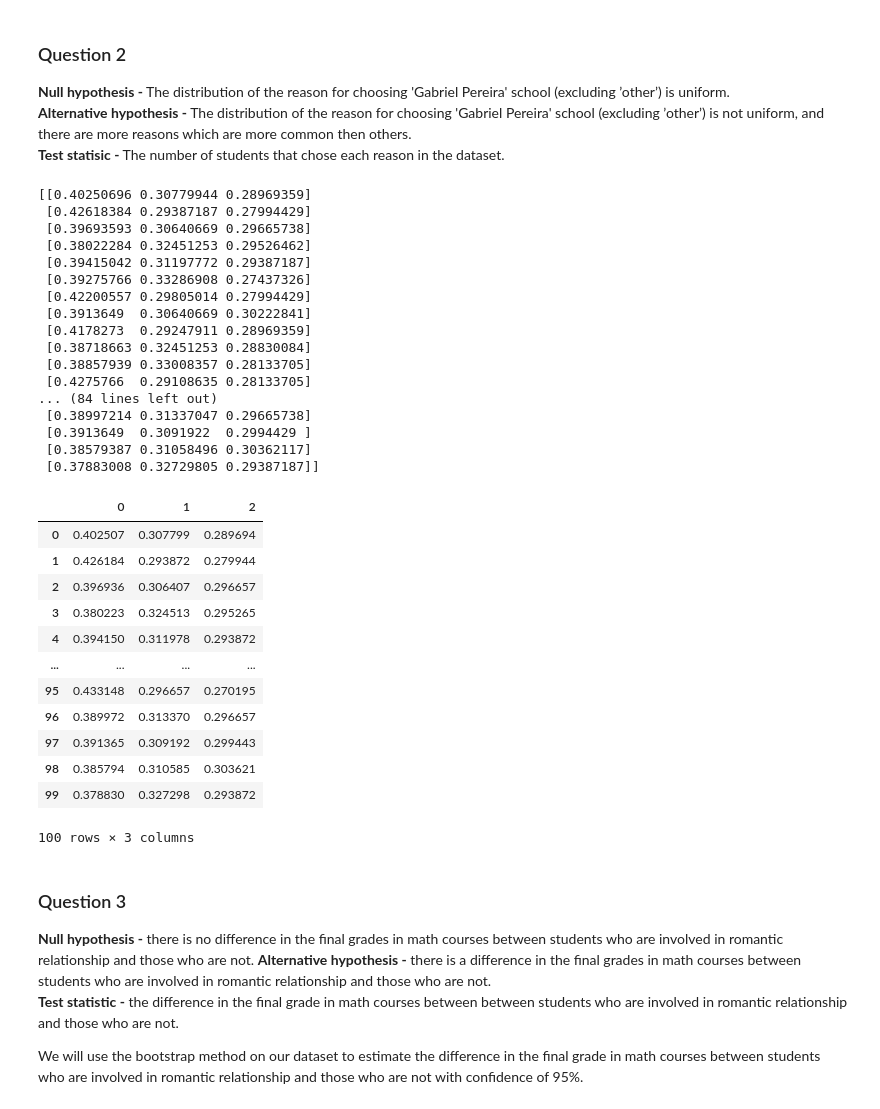
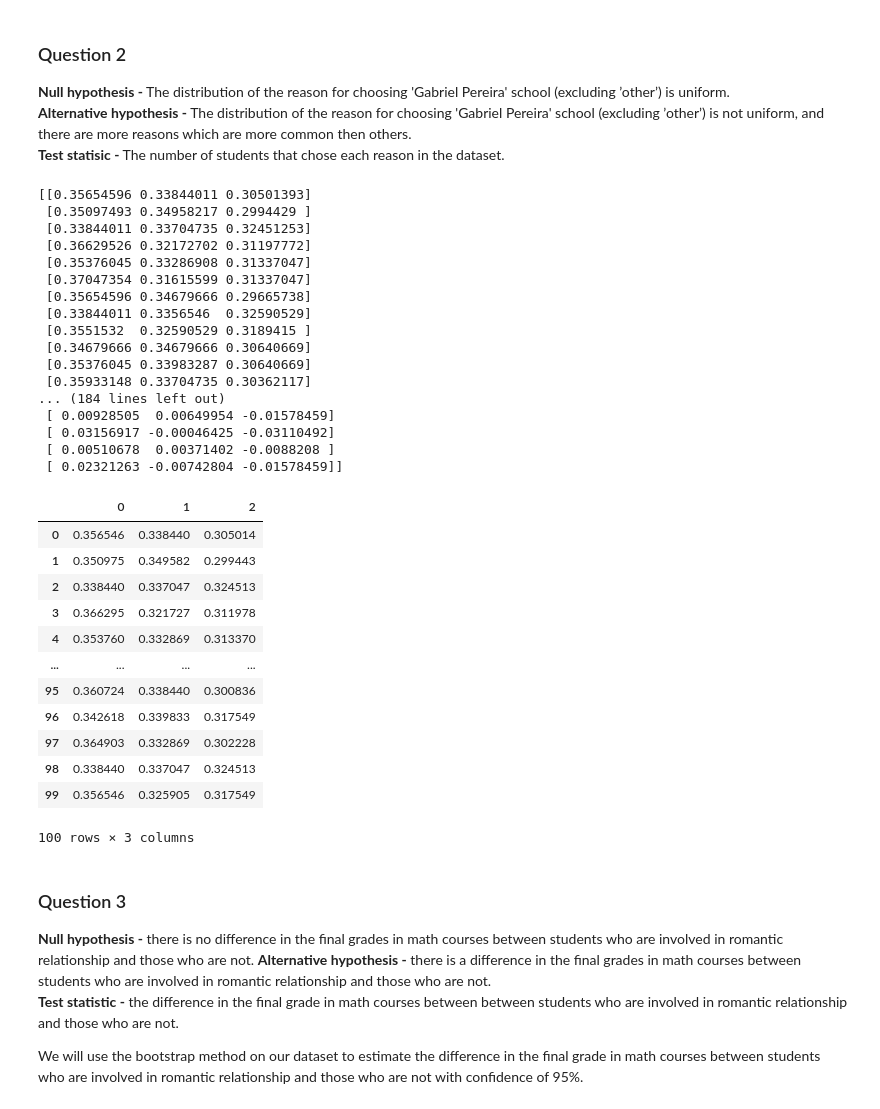
Before and after one commit to dvir019/Introduction_to_Data_Analysis-HW3, a Jupyter notebook: HW3_212234637_324270883.ipynb, the cells around one changed output. Drawn from its saved outputs; the diff is of its cells as text; code cells hidden in the pictures.

```diff
--- a/HW3_212234637_324270883.ipynb
+++ b/HW3_212234637_324270883.ipynb
@@ -62,56 +62,57 @@ Our p-value is higher than the required significance level which is 0.05, thus w
 **Null hypothesis -** The distribution of the reason for choosing 'Gabriel Pereira' school (excluding ’other’) is uniform.<br>
 **Alternative hypothesis -** The distribution of the reason for choosing 'Gabriel Pereira' school (excluding ’other’) is not uniform, and there are more reasons which are more common then others.<br>
 **Test statisic -** The number of students that chose each reason in the dataset.
-# %%
-def run_reasons_simulation(reasons_sample):
-    sample_size = reasons_sample.size
-    reasons_simulation = reasons_sample.sample(sample_size, replace=True)
-    reasons_simulation_counter = reasons_simulation.value_counts()
-    reasons_simulation_ratio = reasons_simulation_counter / sample_size
-    return reasons_simulation_ratio
+# %%
+def run_reasons_simulation(reasons, sample_size):
+    simulation_reasons = np.random.choice(reasons, size = sample_size)  # Assume uniform distribution
+    reasons_count = pd.Series(simulation_reasons).value_counts()
+#     print(reasons_count)
+    reasons_ratio = reasons_count / sample_size
+    return reasons_ratio
 # %%
-def run_reasons_simulations(reasons_sample, num_simulations, num_of_reasons):
-    simulations_results = np.empty((num_simulations, num_of_reasons))
+def run_reasons_simulations(reasons, num_simulations, sample_size):
+    simulations_results = np.empty((num_simulations, len(reasons)))
     for simulation in np.arange(num_simulations):
-        simulations_results[simulation] = run_reasons_simulation(reasons_sample)
+        simulations_results[simulation] = run_reasons_simulation(reasons, sample_size)
     return simulations_results
 # %%
 valid_reasons = ['home', 'reputation', 'course']
 reasons_df = hw_df[(hw_df['school'] == 'GP') & (hw_df['reason'].isin(valid_reasons))]
 reasons_series = reasons_df['reason']
-av= run_reasons_simulations(reasons_series, 100)
+av= run_reasons_simulations(valid_reasons, 100, reasons_series.size)
 print(av)
+print(av-1/3)
 pd.DataFrame(av)
 # %% [output]
-[[0.40250696 0.30779944 0.28969359]
- [0.42618384 0.29387187 0.27994429]
- [0.39693593 0.30640669 0.29665738]
- [0.38022284 0.32451253 0.29526462]
- [0.39415042 0.31197772 0.29387187]
- [0.39275766 0.33286908 0.27437326]
- [0.42200557 0.29805014 0.27994429]
- [0.3913649  0.30640669 0.30222841]
- [0.4178273  0.29247911 0.28969359]
- [0.38718663 0.32451253 0.28830084]
- [0.38857939 0.33008357 0.28133705]
- [0.4275766  0.29108635 0.28133705]
-... (84 lines left out)
- [0.38997214 0.31337047 0.29665738]
- [0.3913649  0.3091922  0.2994429 ]
- [0.38579387 0.31058496 0.30362117]
- [0.37883008 0.32729805 0.29387187]]
+[[0.35654596 0.33844011 0.30501393]
+ [0.35097493 0.34958217 0.2994429 ]
+ [0.33844011 0.33704735 0.32451253]
+ [0.36629526 0.32172702 0.31197772]
+ [0.35376045 0.33286908 0.31337047]
+ [0.37047354 0.31615599 0.31337047]
+ [0.35654596 0.34679666 0.29665738]
+ [0.33844011 0.3356546  0.32590529]
+ [0.3551532  0.32590529 0.3189415 ]
+ [0.34679666 0.34679666 0.30640669]
+ [0.35376045 0.33983287 0.30640669]
+ [0.35933148 0.33704735 0.30362117]
+... (184 lines left out)
+ [ 0.00928505  0.00649954 -0.01578459]
+ [ 0.03156917 -0.00046425 -0.03110492]
+ [ 0.00510678  0.00371402 -0.0088208 ]
+ [ 0.02321263 -0.00742804 -0.01578459]]
 |  | 0 | 1 | 2 |
-| 0 | 0.402507 | 0.307799 | 0.289694 |
-| 1 | 0.426184 | 0.293872 | 0.279944 |
-| 2 | 0.396936 | 0.306407 | 0.296657 |
-| 3 | 0.380223 | 0.324513 | 0.295265 |
-| 4 | 0.394150 | 0.311978 | 0.293872 |
+| 0 | 0.356546 | 0.338440 | 0.305014 |
+| 1 | 0.350975 | 0.349582 | 0.299443 |
+| 2 | 0.338440 | 0.337047 | 0.324513 |
+| 3 | 0.366295 | 0.321727 | 0.311978 |
+| 4 | 0.353760 | 0.332869 | 0.313370 |
 | ... | ... | ... | ... |
-| 95 | 0.433148 | 0.296657 | 0.270195 |
-| 96 | 0.389972 | 0.313370 | 0.296657 |
-| 97 | 0.391365 | 0.309192 | 0.299443 |
-| 98 | 0.385794 | 0.310585 | 0.303621 |
-| 99 | 0.378830 | 0.327298 | 0.293872 |
+| 95 | 0.360724 | 0.338440 | 0.300836 |
+| 96 | 0.342618 | 0.339833 | 0.317549 |
+| 97 | 0.364903 | 0.332869 | 0.302228 |
+| 98 | 0.338440 | 0.337047 | 0.324513 |
+| 99 | 0.356546 | 0.325905 | 0.317549 |
 100 rows × 3 columns
 # %% [markdown]
 ### Question 3
```
